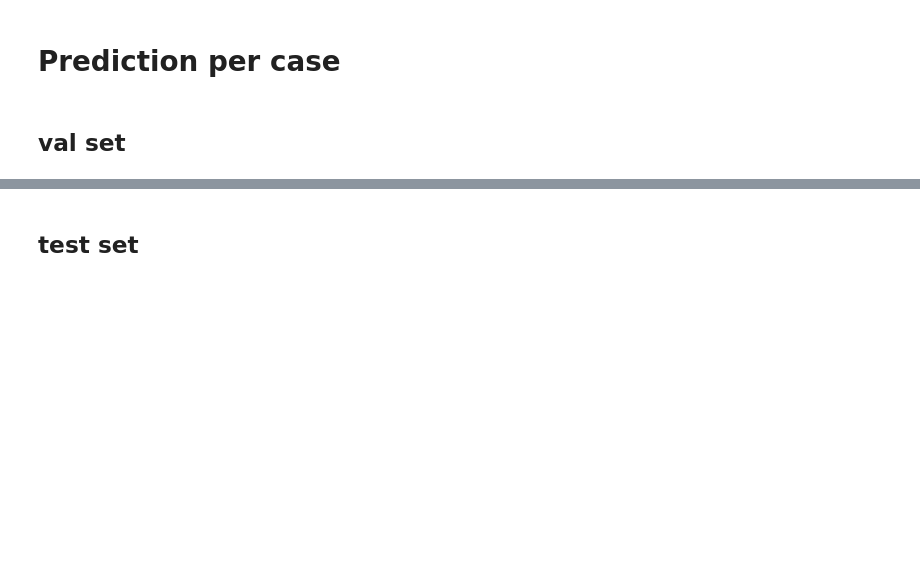
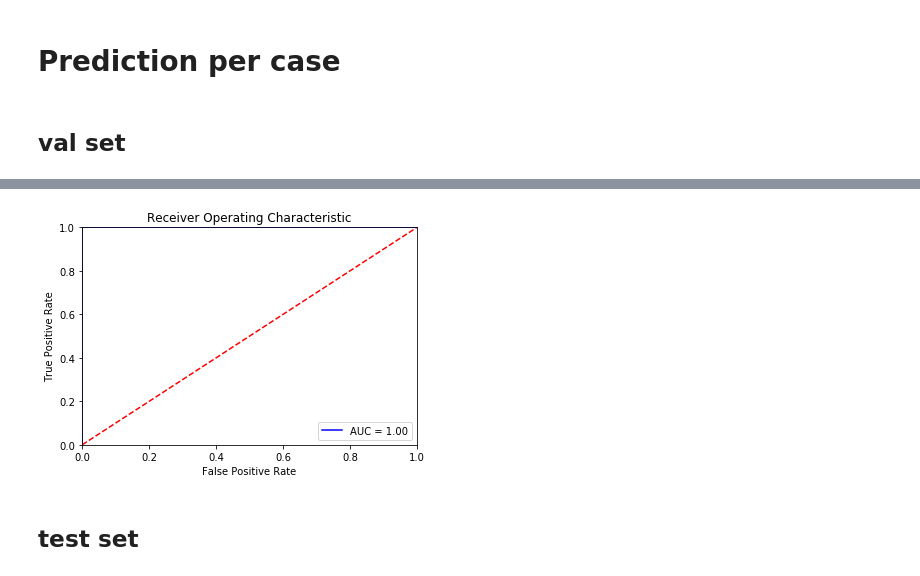
Before and after one commit to ChristophNeuner/pituitary_gland_adenomas, a Jupyter notebook: network-entity_classification.ipynb, the cells around one changed output, grey strips where cells are left out. Saved outputs shown, nothing was run; the diff lists cells and outputs as text; code cells hidden in the pictures; blank space fills up the shorter version.

Commit message:
added code to calculate roc_auc and plot; some refactoring and additional code comments

```diff
--- a/network-entity_classification.ipynb
+++ b/network-entity_classification.ipynb
@@ -583,2 +645,2 @@ nameComplete = f'{nameBase}-complete'
 # %%
-learner.save(nameComplete)
+learner.load(nameComplete)
@@ -803,0 +915,28 @@ accuracy_per_class_val
+# %%
+y_pred = []
+y_true = []
+for key, value in tqdm(copi_val.items()):
+    #calculate prediction score for corticotropic and gonadotropic
+    #and handle it like a binary decision, what is needed for roc_curve
+    #I am aware of the fact, that the calculated probabilities won't exactly add up to 1
+    #It would be enough for the roc_curve to calculate the probs of either corticotropic or gonadotropic,
+    #but for evaluation purposes, I will do both
+    n_tiles_all = value[0]
+    n_acth = value[1][0]
+    n_silent = value[1][1]
+    n_lh = value[1][2]
+    n_fsh = value[1][3]
+    n_corticotropic = int(max(n_acth, n_silent))
+    n_gonadotropic = int(max(n_lh, n_fsh))
+    #n_corticotropic = int(n_acth + n_silent)
+    #n_gonadotropic = int(n_lh + n_fsh)
+    percentage_corticotropic = n_corticotropic/n_tiles_all
+    percentage_gonadotropic = n_gonadotropic/n_tiles_all
+    #print(f'{key}: pcort: {percentage_corticotropic} + pgon: {percentage_gonadotropic} = {percentage_corticotropic + percentage_gonadotropic}')
+    y_pred.append(percentage_corticotropic)
+
+    #calculate true label for corticotropic and gonadotropic
+    y_true_corticotropic = max(value[2][0], value[2][1])
+    y_true.append(y_true_corticotropic)
+
+    #print(f'{key}: {percentage_corticotropic}  {y_true_corticotropic}')
@@ -804,3 +945,19 @@ accuracy_per_class_val
+# %%
+fpr, tpr, threshold = roc_curve(y_true, y_pred)
+
+roc_auc = auc(fpr, tpr)
+
+plt.title('Receiver Operating Characteristic')
+plt.plot(fpr, tpr, 'b', label = 'AUC = %0.2f' % roc_auc)
+plt.legend(loc = 'lower right')
+plt.plot([0, 1], [0, 1],'r--')
+plt.xlim([0, 1])
+plt.ylim([0, 1])
+plt.ylabel('True Positive Rate')
+plt.xlabel('False Positive Rate')
+plt.show()
+# %% [output]
+[figure, added]
 # %% [markdown]
 ## test set
 # %% [markdown]
```
Also changed, not shown: parts of 46 cells of this notebook.
